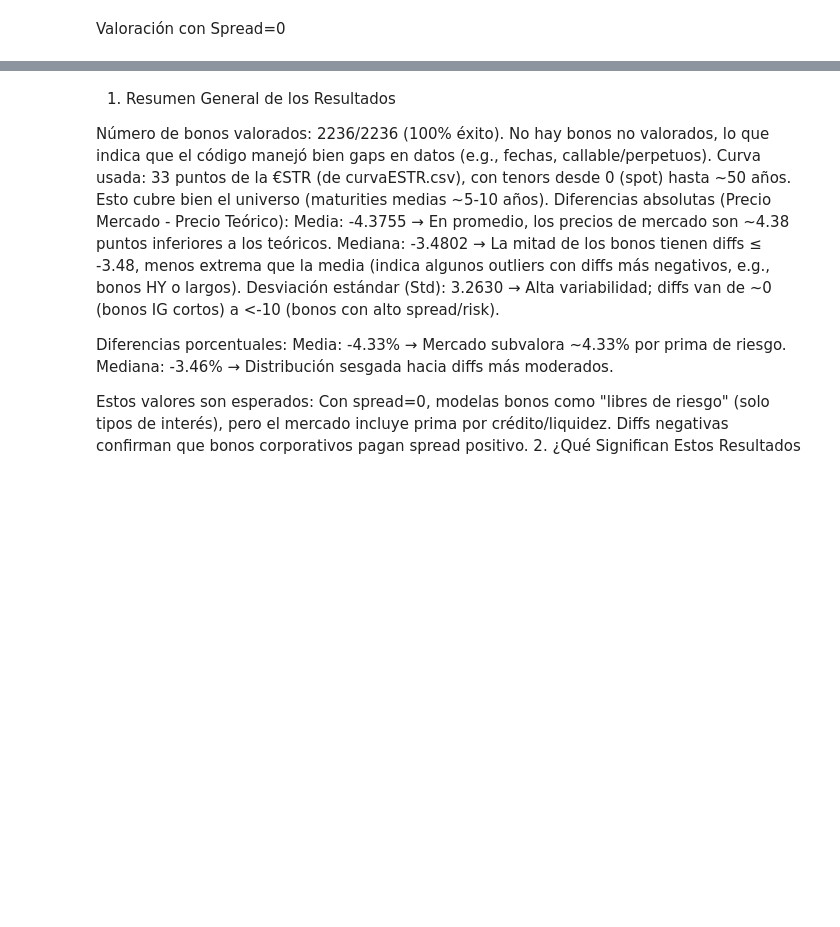
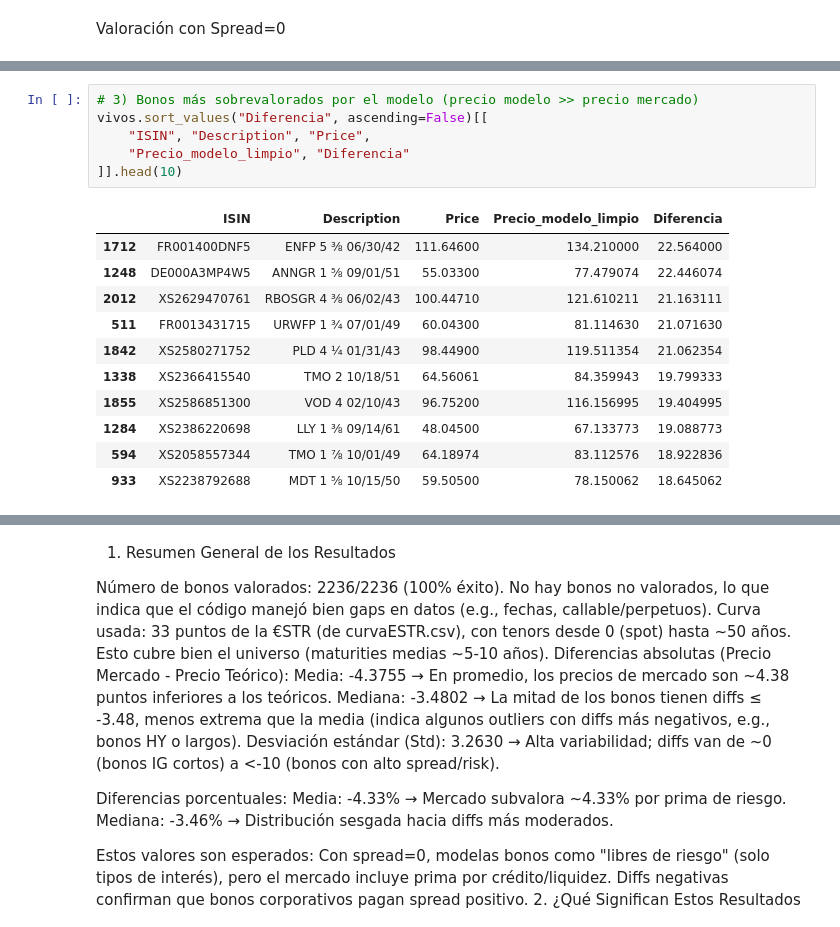
Before and after one commit to ALBERELVIS/Analisis-Cartera-De-Renta-Fija, a Jupyter notebook: src/TallerRF_AnálisisCartera_Enunciado.ipynb, the cells around one changed output, grey strips where cells are left out. Drawn from its saved outputs; the diff is of its cells as text; blank space fills up the shorter version.

```diff
--- a/src/TallerRF_AnálisisCartera_Enunciado.ipynb
+++ b/src/TallerRF_AnálisisCartera_Enunciado.ipynb
@@ -725,0 +1022,18 @@ print("="*60 + "\n")
+# %%
+# 3) Bonos más sobrevalorados por el modelo (precio modelo >> precio mercado)
+vivos.sort_values("Diferencia", ascending=False)[[
+    "ISIN", "Description", "Price",
+    "Precio_modelo_limpio", "Diferencia"
+]].head(10)
+# %% [output]
+|  | ISIN | Description | Price | Precio_modelo_limpio | Diferencia |
+| 1712 | FR001400DNF5 | ENFP 5 ⅜ 06/30/42 | 111.64600 | 134.210000 | 22.564000 |
+| 1248 | DE000A3MP4W5 | ANNGR 1 ⅝ 09/01/51 | 55.03300 | 77.479074 | 22.446074 |
+| 2012 | XS2629470761 | RBOSGR 4 ⅜ 06/02/43 | 100.44710 | 121.610211 | 21.163111 |
+| 511 | FR0013431715 | URWFP 1 ¾ 07/01/49 | 60.04300 | 81.114630 | 21.071630 |
+| 1842 | XS2580271752 | PLD 4 ¼ 01/31/43 | 98.44900 | 119.511354 | 21.062354 |
+| 1338 | XS2366415540 | TMO 2 10/18/51 | 64.56061 | 84.359943 | 19.799333 |
+| 1855 | XS2586851300 | VOD 4 02/10/43 | 96.75200 | 116.156995 | 19.404995 |
+| 1284 | XS2386220698 | LLY 1 ⅜ 09/14/61 | 48.04500 | 67.133773 | 19.088773 |
+| 594 | XS2058557344 | TMO 1 ⅞ 10/01/49 | 64.18974 | 83.112576 | 18.922836 |
+| 933 | XS2238792688 | MDT 1 ⅝ 10/15/50 | 59.50500 | 78.150062 | 18.645062 |
```
Also changed, not shown: parts of 23 cells of this notebook.
